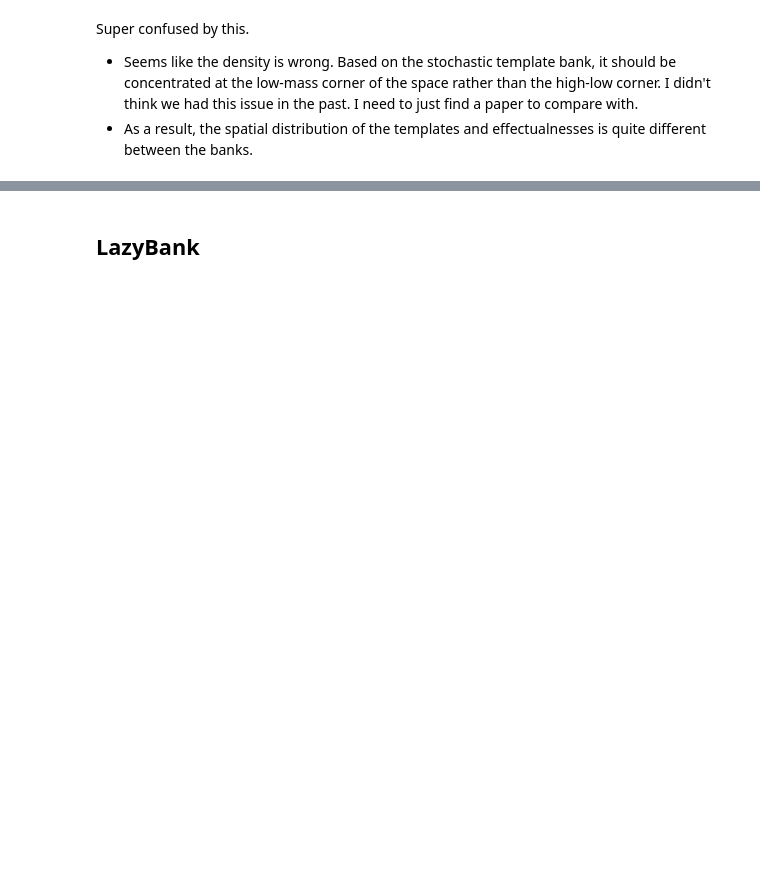
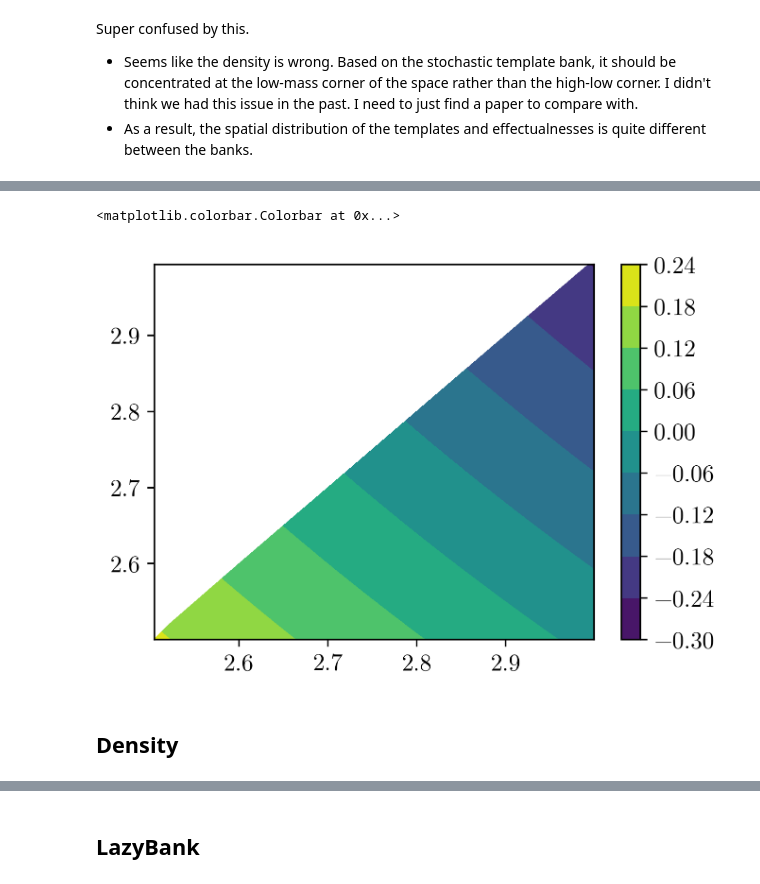
Before and after one commit to WuShichao/diffbank_old, a Jupyter notebook: notebooks/stochastic.ipynb, the cells around one changed output, grey strips where cells are left out. Saved outputs shown, nothing was run; the diff lists cells and outputs as text; code cells hidden in the pictures; blank space fills up the shorter version.

```diff
--- a/notebooks/stochastic.ipynb
+++ b/notebooks/stochastic.ipynb
@@ -37,0 +80,3 @@ density_max = density_fun(jnp.array([m_range[1], m_range[0]]))
+# %%
+def get_M_chirp(theta):
+    return (theta[0] * theta[1])**(3/5) / (theta[0] + theta[1])**(1/5)
@@ -37,0 +105,11 @@ density_max = density_fun(jnp.array([m_range[1], m_range[0]]))
+# %%
+pts = sampler(key, 3000)
+etas = jax.lax.map(lambda ms: (ms[0] * ms[1]) / (ms[0] + ms[1])**2, pts)
+M_tots = jax.lax.map(lambda ms: ms[0] + ms[1], pts)
+gt = 4.92549094830932e-6  # GN*Msun/c**3 in seconds
+v = (jnp.pi * M_tots * (10. + 1e-100) * gt) ** (1.0 / 3.0)
+
+phase = 1 / etas / v**5 * (
+    1                                              # 0PN
+    + (3715.0 / 756.0 + 55.0 * etas / 9.0) * v**2  # 1PN
+)
@@ -37,0 +121,9 @@ density_max = density_fun(jnp.array([m_range[1], m_range[0]]))
+# %%
+theta = jnp.array([2.9, 2.55])
+plt.tricontourf(*pts.T, get_M_chirp(theta) - jax.lax.map(get_M_chirp, pts))
+plt.colorbar()
+# %% [output]
+<matplotlib.colorbar.Colorbar at 0x...>
+[figure, added]
+# %% [markdown]
+## Density
```
Also changed, not shown: parts of 39 cells of this notebook.
